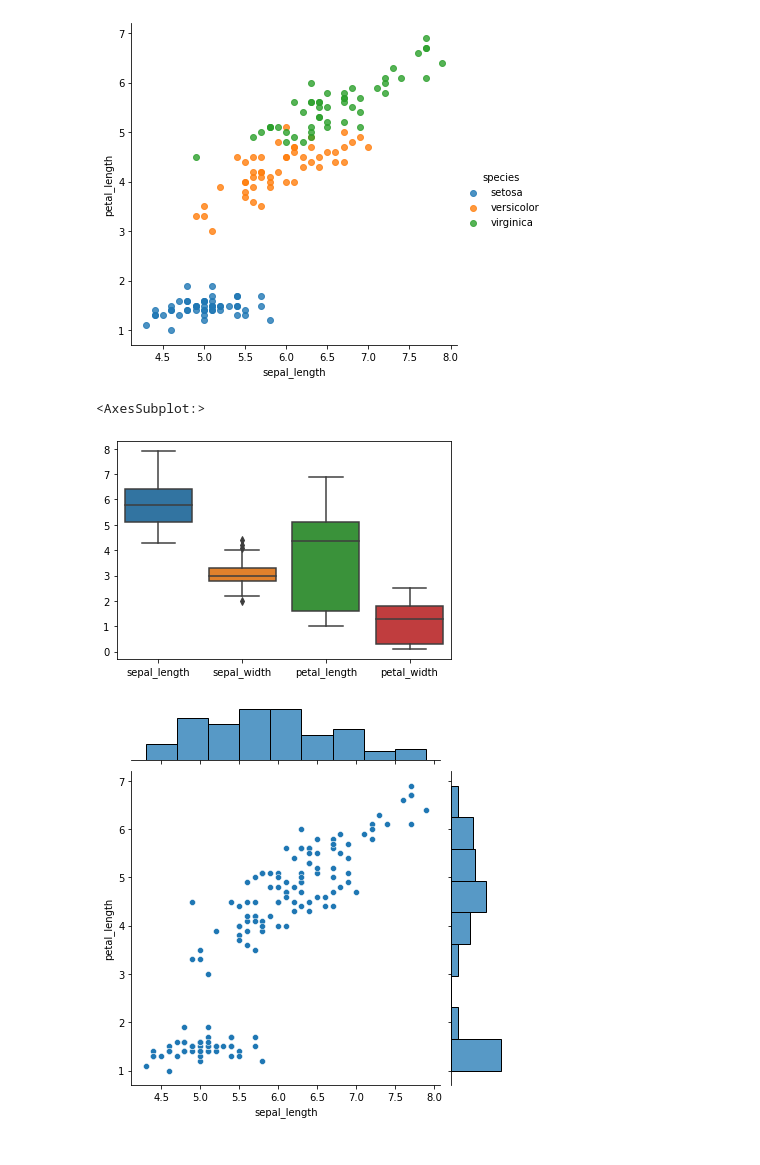
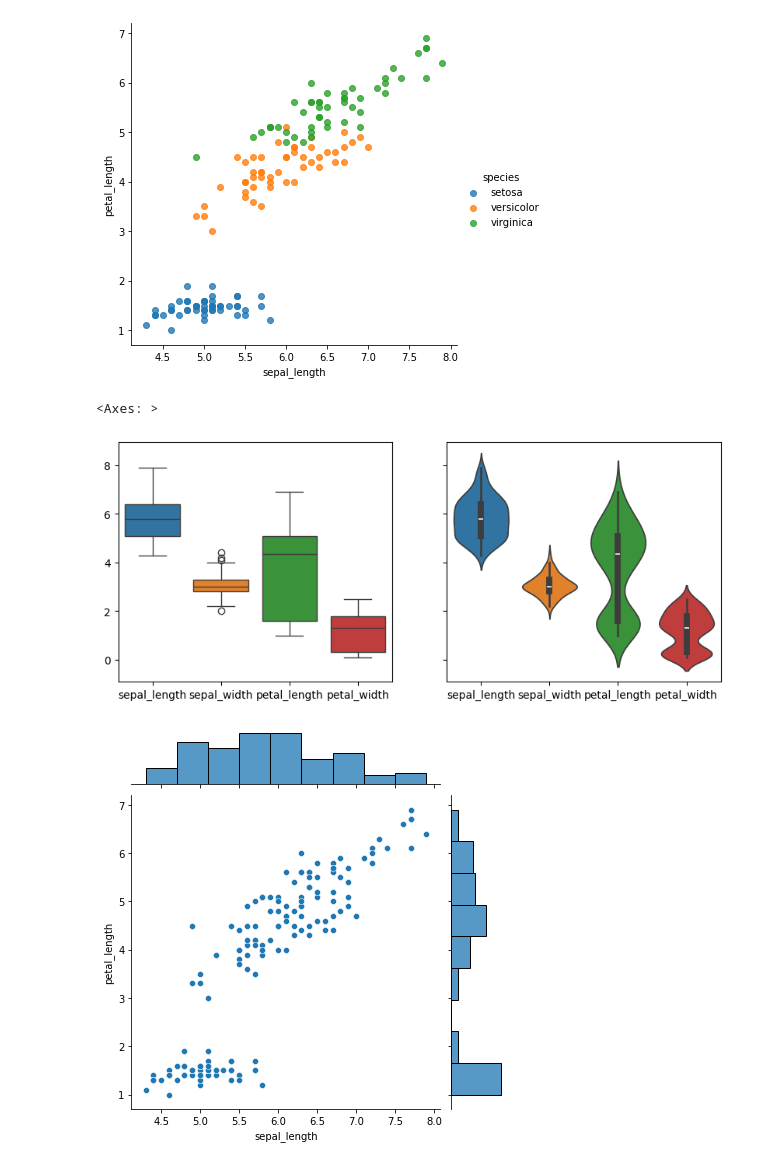
Before and after one commit to get-to-work-together/Python-Data-Analyse-Defensie, a Jupyter notebook: Opdrachten/uitwerkingen/Opdracht 4.2 - Verschillende plots maken.ipynb, the cells around one changed output. Cells and saved outputs as stored; diff of their text form; code cells hidden in the pictures.

```diff
--- a/Opdrachten/uitwerkingen/Opdracht 4.2 - Verschillende plots maken.ipynb
+++ b/Opdrachten/uitwerkingen/Opdracht 4.2 - Verschillende plots maken.ipynb
@@ -288,11 +293,15 @@ sns.lmplot(x='sepal_length', y='petal_length', hue='species', fit_reg=False, dat
 # %% [output]
 <seaborn.axisgrid.FacetGrid at 0x...>
 [figure]
-# %%
-sns.boxplot(data=df)
-# %% [output]
-<AxesSubplot:>
-[figure, removed]
+# %%
+fig, (ax1, ax2) = plt.subplots(1, 2, figsize=(10,4), sharey=True)
+
+sns.boxplot(data=df, ax=ax1)
+
+sns.violinplot(data=df, ax=ax2)
+# %% [output]
+<Axes: >
+[figure, added]
 # %%
 sns.jointplot(data=df, x='sepal_length', y='petal_length');
 # %% [output]
```
Also changed, not shown: parts of 12 cells of this notebook, 11 other files.
